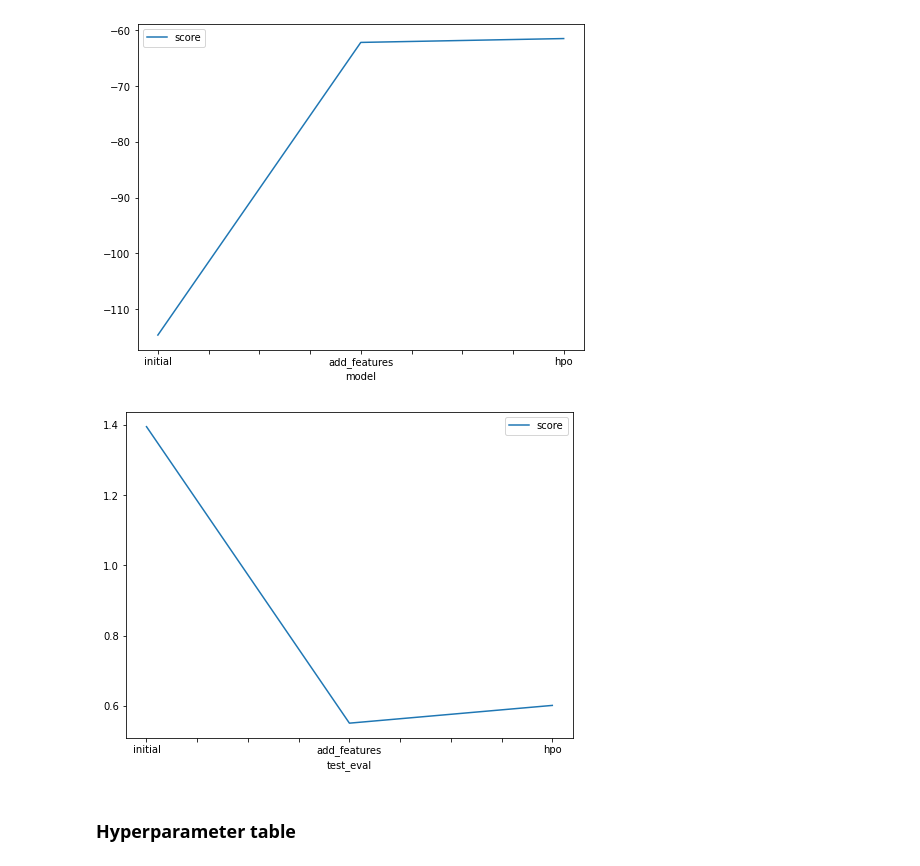
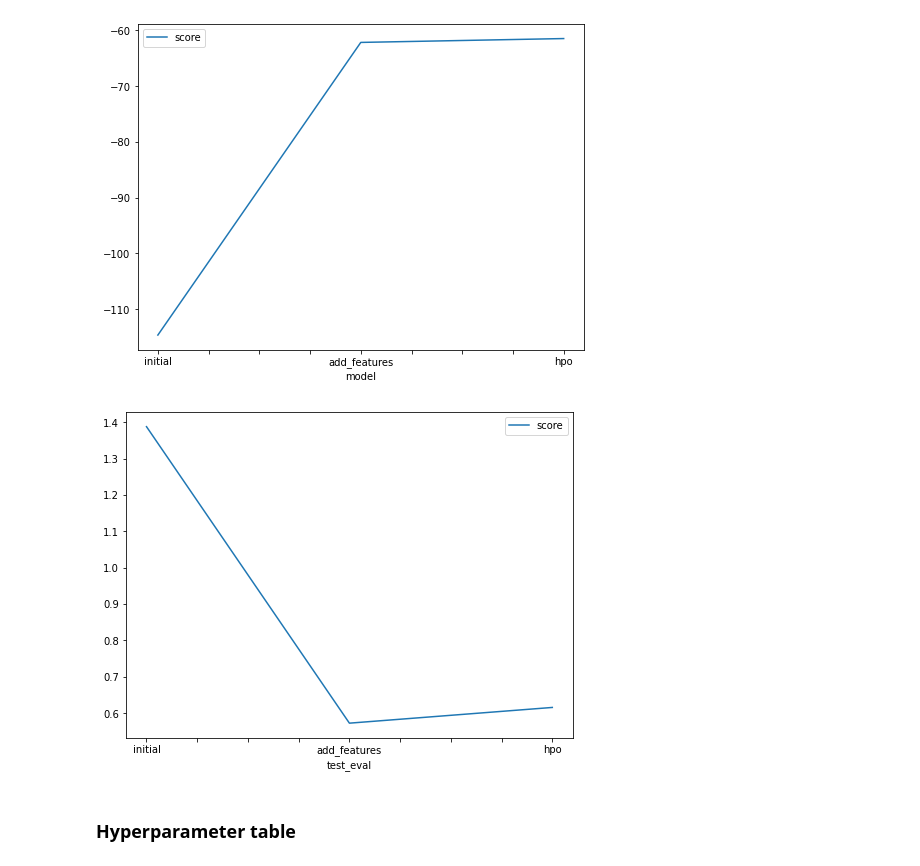
Before and after one commit to shintotm/nd009t-c1-BikeSharing, a Jupyter notebook: project-template.ipynb, the cells around one changed output. Cells and saved outputs as stored; diff of their text form; code cells hidden in the pictures.

```diff
--- a/project-template.ipynb
+++ b/project-template.ipynb
@@ -632,14 +703,14 @@ fig.savefig('model_train_score.png')
 # %%
 # Take the 3 kaggle scores and creating a line plot to show improvement
 fig = pd.DataFrame(
     {
         "test_eval": ["initial", "add_features", "hpo"],
-        "score":  [1.39490, 0.55140, 0.60190]
+        "score":  [1.38790, 0.57274, 0.61595]
     }
 ).plot(x="test_eval", y="score", figsize=(8, 6)).get_figure()
 fig.savefig('model_test_score.png')
 # %% [output]
-[figure, old version]
+[figure, new version]
 # %% [markdown]
 ### Hyperparameter table
 # %%
```
Also changed, not shown: parts of 22 cells of this notebook, 2 other files.
